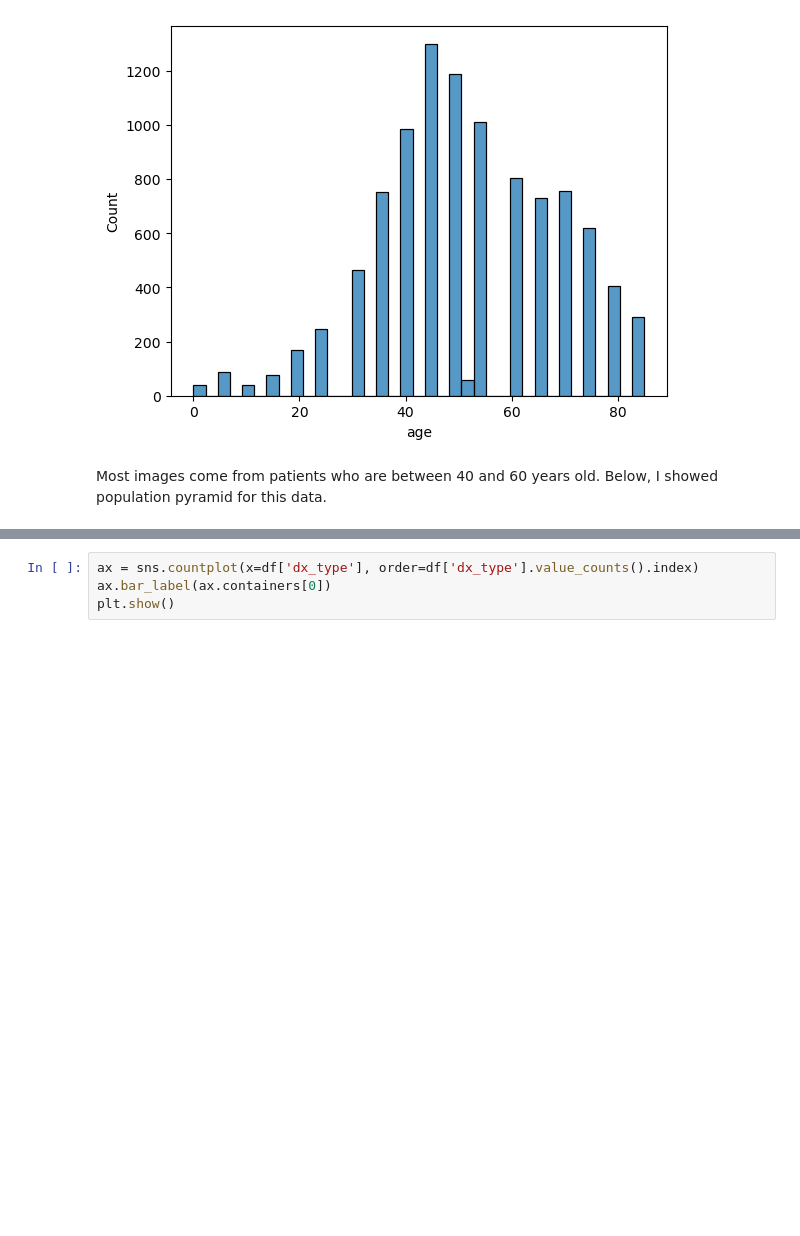
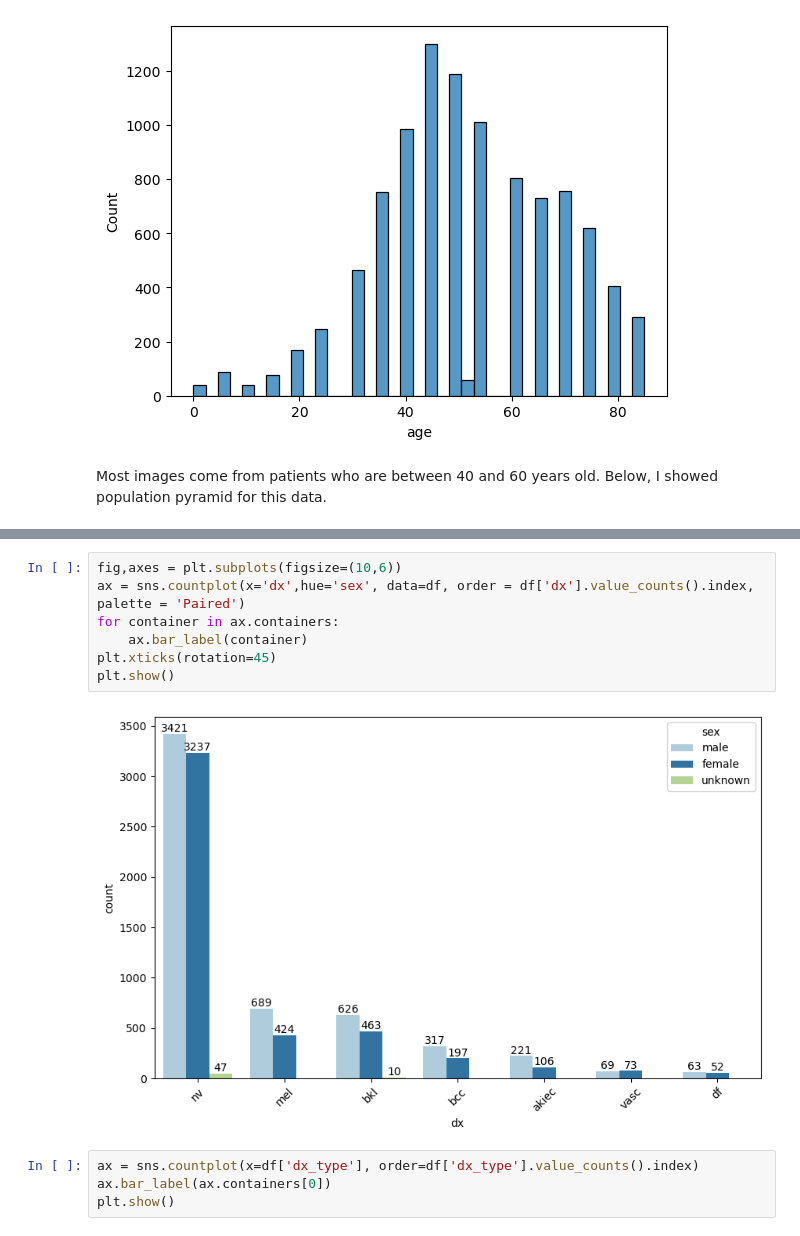
Before and after one commit to fsosn/Skin-Disease, a Jupyter notebook: skinDiseaseClassifier.ipynb, the cells around one changed output, grey strips where cells are left out. Saved outputs shown, nothing was run; the diff lists cells and outputs as text; blank space fills up the shorter version.

```diff
--- a/skinDiseaseClassifier.ipynb
+++ b/skinDiseaseClassifier.ipynb
@@ -151,3 +145,12 @@ There are 854 more male entries than female entries. Also, for 57 of all the rec
+# %%
+fig,axes = plt.subplots(figsize=(10,6))
+ax = sns.countplot(x='dx',hue='sex', data=df, order = df['dx'].value_counts().index, palette = 'Paired')
+for container in ax.containers:
+    ax.bar_label(container)
+plt.xticks(rotation=45)
+plt.show()
+# %% [output]
+[figure, added]
 # %%
 ax = sns.countplot(x=df['dx_type'], order=df['dx_type'].value_counts().index)
 ax.bar_label(ax.containers[0])
```
Also changed, not shown: parts of 50 cells of this notebook.
